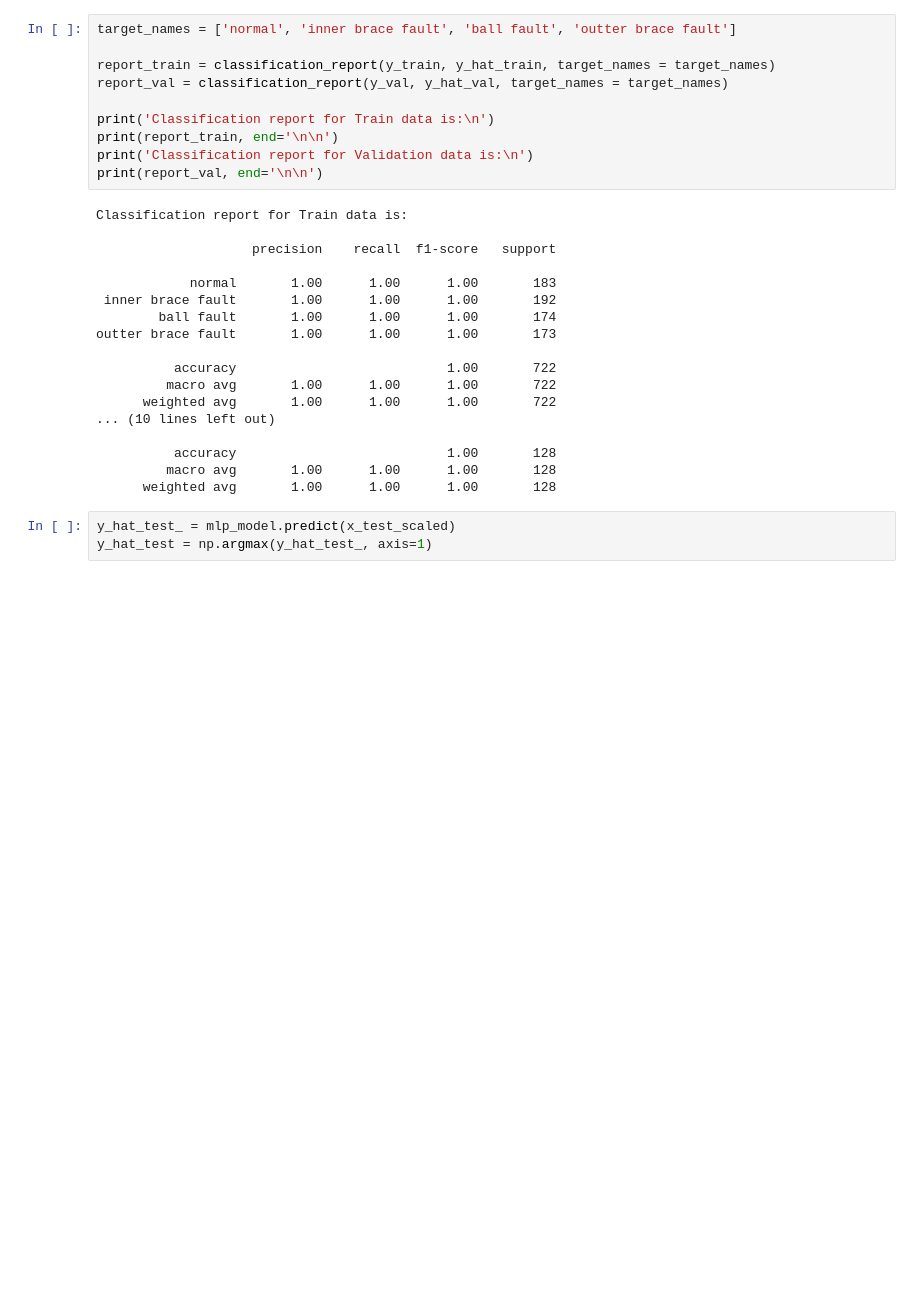
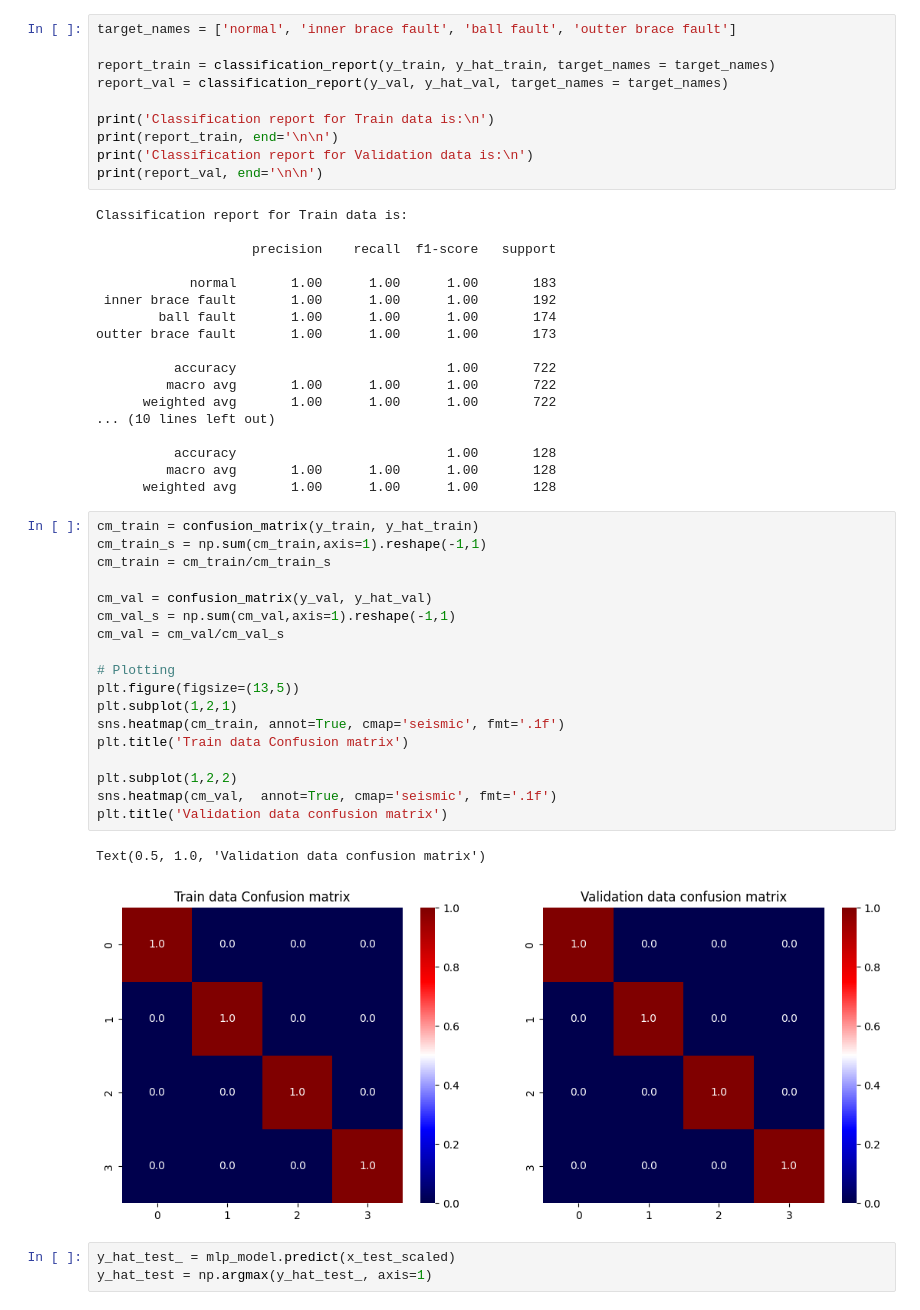
Before and after one commit to AliBagheriNejad/ML-AliYari, a Jupyter notebook: MiniP 2/mp2q2.ipynb, the cells around one changed output. Drawn from its saved outputs; the diff is of its cells as text; blank space fills up the shorter version.

```diff
--- a/MiniP 2/mp2q2.ipynb
+++ b/MiniP 2/mp2q2.ipynb
@@ -344,6 +346,27 @@ outter brace fault       1.00      1.00      1.00       173
           accuracy                           1.00       128
          macro avg       1.00      1.00      1.00       128
       weighted avg       1.00      1.00      1.00       128
+# %%
+cm_train = confusion_matrix(y_train, y_hat_train)
+cm_train_s = np.sum(cm_train,axis=1).reshape(-1,1)
+cm_train = cm_train/cm_train_s
+
+cm_val = confusion_matrix(y_val, y_hat_val)
+cm_val_s = np.sum(cm_val,axis=1).reshape(-1,1)
+cm_val = cm_val/cm_val_s
+
+# Plotting
+plt.figure(figsize=(13,5))
+plt.subplot(1,2,1)
+sns.heatmap(cm_train, annot=True, cmap='seismic', fmt='.1f')
+plt.title('Train data Confusion matrix')
+
+plt.subplot(1,2,2)
+sns.heatmap(cm_val,  annot=True, cmap='seismic', fmt='.1f')
+plt.title('Validation data confusion matrix')
+# %% [output]
+Text(0.5, 1.0, 'Validation data confusion matrix')
+[figure, added]
 # %%
 y_hat_test_ = mlp_model.predict(x_test_scaled)
 y_hat_test = np.argmax(y_hat_test_, axis=1)
```
Also changed, not shown: parts of 10 cells of this notebook.
